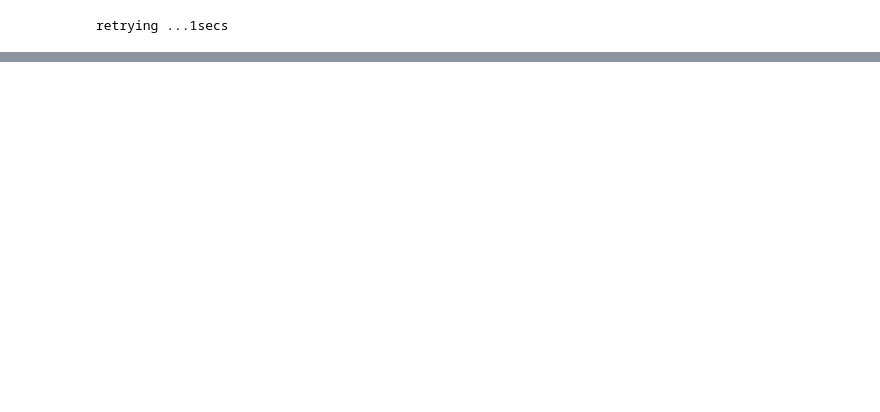
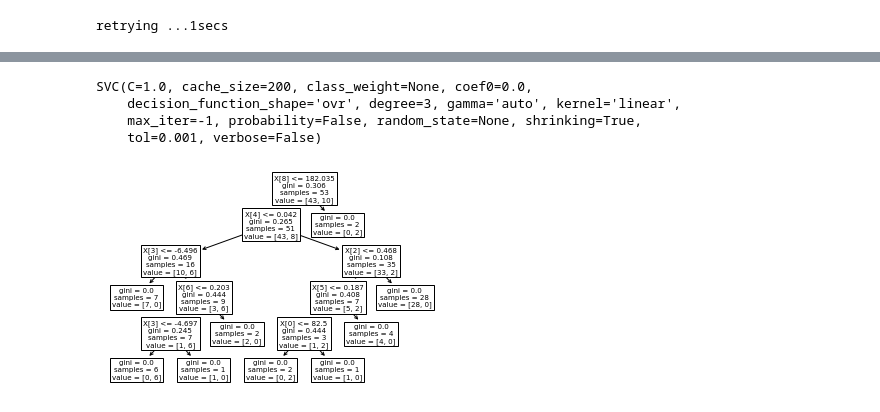
Before and after one commit to rwang99/grammy_predictions_2019, a Jupyter notebook: final.ipynb, the cells around one changed output, grey strips where cells are left out. Cells and saved outputs as stored; diff of their text form; code cells hidden in the pictures; blank space fills up the shorter version.

```diff
--- a/final.ipynb
+++ b/final.ipynb
@@ -317,10 +321,24 @@ artistdb = pd.read_csv("topartists.csv")
 # %%
 # Top songs predictions
 
 # Splits the dataset into the parameters and the target (whether or not it has more than 10 rings)
 # Also removes the gender column as it is a categorical var
-song_data = songdb.copy().iloc[:,:-1]
+song_data = songdb.copy().iloc[:,2:-1]
 song_target = songdb.copy().iloc[:,-1:]
 
 # Splits the data and target datasets into training and testing, at 7:3 split. Uses random seed to pick and choose data
 # X_train, X_test, y_train, y_test = train_test_split(song_data, song_target, test_size=0.3, random_state=109)
+
+# Fits decision tree and linear SVC model
+dt_clf = tree.DecisionTreeClassifier()
+dt_clf.fit(song_data, song_target.values.ravel())
+tree.plot_tree(dt_clf.fit(song_data, song_target.values.ravel()))
+
+linear_svc = svm.SVC(kernel='linear', gamma='auto')
+linear_svc.fit(song_data, song_target.values.ravel())
+# %% [output]
+SVC(C=1.0, cache_size=200, class_weight=None, coef0=0.0,
+    decision_function_shape='ovr', degree=3, gamma='auto', kernel='linear',
+    max_iter=-1, probability=False, random_state=None, shrinking=True,
+    tol=0.001, verbose=False)
+[figure, added]
```
Also changed, not shown: parts of 3 cells of this notebook.
